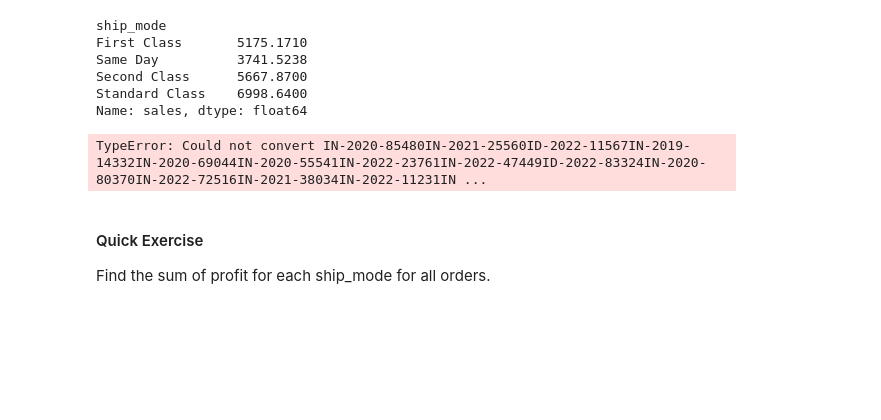
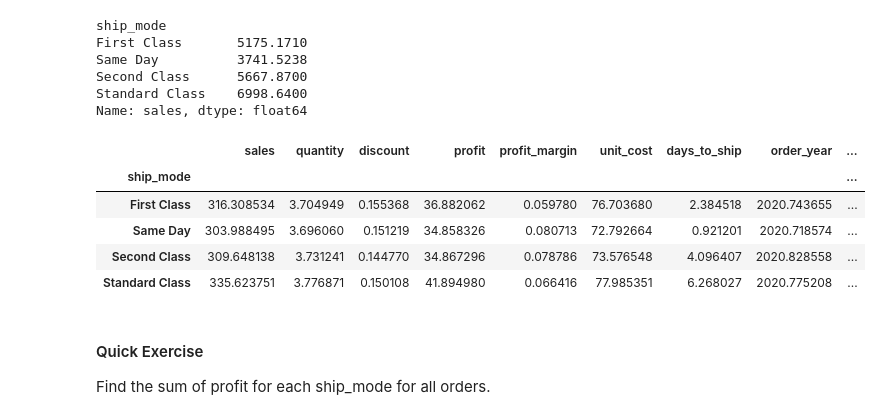
Before and after one commit to amirhamzahbmn/K-Youth_Repo, a Jupyter notebook: Week_1/grouping-and-summarizing-data.ipynb, the cells around one changed output. Drawn from its saved outputs; the diff is of its cells as text; code cells hidden in the pictures; blank space fills up the shorter version.

```diff
--- a/Week_1/grouping-and-summarizing-data.ipynb
+++ b/Week_1/grouping-and-summarizing-data.ipynb
@@ -108,9 +108,14 @@ Standard Class    6998.6400
 Name: sales, dtype: float64
 # %%
 # find the mean values for all other columns in the DataFrame by ship mode
-merged.groupby('ship_mode').mean()
+merged.groupby('ship_mode').mean(numeric_only=True)
 # %% [output]
-TypeError: Could not convert IN-2020-85480IN-2021-25560ID-2022-11567IN-2019-14332IN-2020-69044IN-2020-55541IN-2022-23761IN-2022-47449ID-2022-83324IN-2020-80370IN-2022-72516IN-2021-38034IN-2022-11231IN ...
+|  | sales | quantity | discount | profit | profit_margin | unit_cost | days_to_ship | order_year | ... |
+| ship_mode |  |  |  |  |  |  |  |  | ... |
+| First Class | 316.308534 | 3.704949 | 0.155368 | 36.882062 | 0.059780 | 76.703680 | 2.384518 | 2020.743655 | ... |
+| Same Day | 303.988495 | 3.696060 | 0.151219 | 34.858326 | 0.080713 | 72.792664 | 0.921201 | 2020.718574 | ... |
+| Second Class | 309.648138 | 3.731241 | 0.144770 | 34.867296 | 0.078786 | 73.576548 | 4.096407 | 2020.828558 | ... |
+| Standard Class | 335.623751 | 3.776871 | 0.150108 | 41.894980 | 0.066416 | 77.985351 | 6.268027 | 2020.775208 | ... |
 # %% [markdown]
 #### Quick Exercise
 
```
Also changed, not shown: parts of 2 cells of this notebook.
